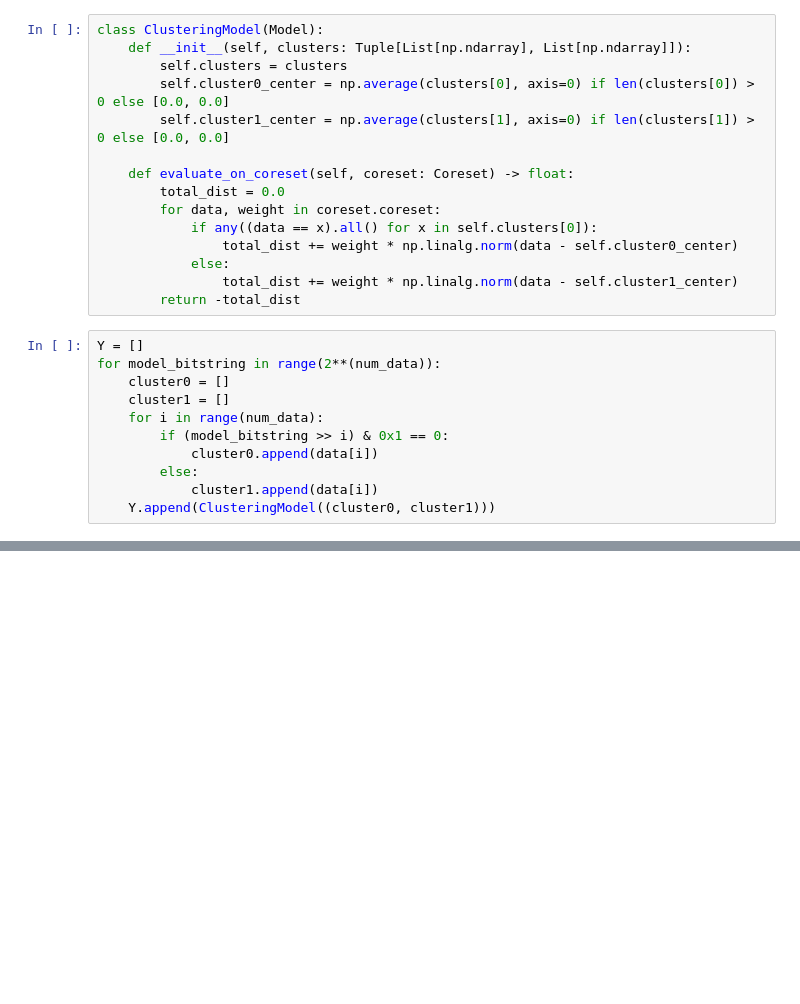
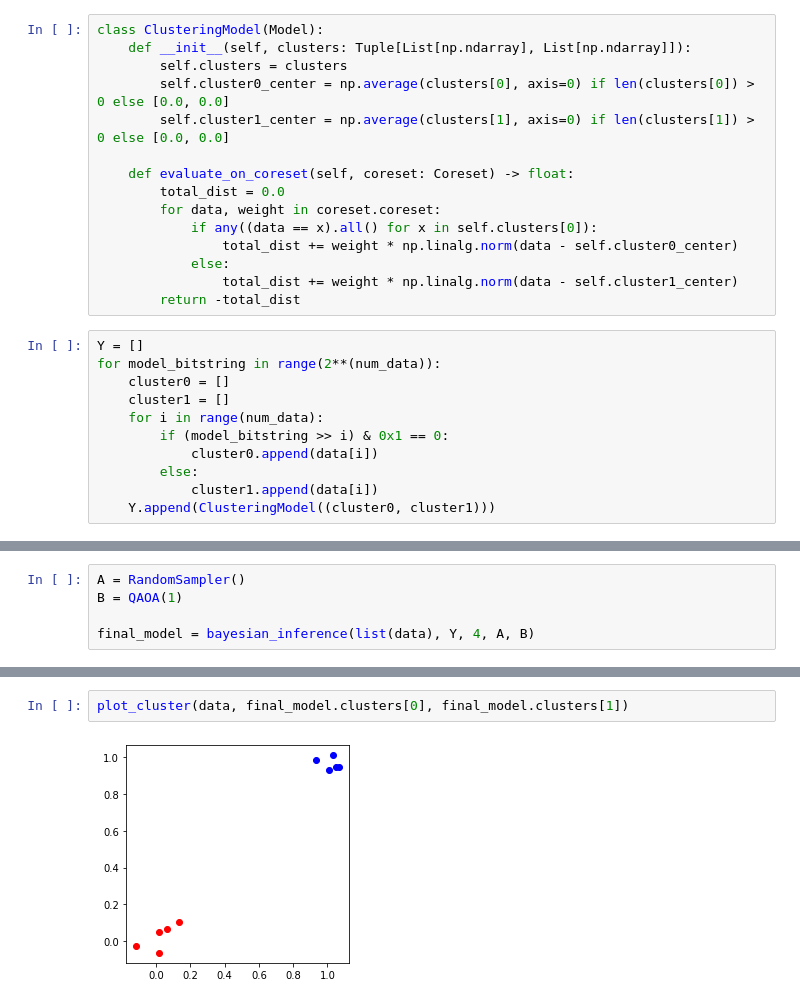
Before and after one commit to jviszlai/Bayesian-inference-coresets, a Jupyter notebook: 2MeansExperiments.ipynb, the cells around one changed output, grey strips where cells are left out. Drawn from its saved outputs; the diff is of its cells as text; blank space fills up the shorter version.

Commit message:
move over qaoa stuff and small fixes

```diff
--- a/2MeansExperiments.ipynb
+++ b/2MeansExperiments.ipynb
@@ -147,0 +171,5 @@ plot_cluster(data, final_model.clusters[0], final_model.clusters[1])
+# %%
+A = RandomSampler()
+B = QAOA(1)
+
+final_model = bayesian_inference(list(data), Y, 4, A, B)
@@ -147,0 +194,4 @@ plot_cluster(data, final_model.clusters[0], final_model.clusters[1])
+# %%
+plot_cluster(data, final_model.clusters[0], final_model.clusters[1])
+# %% [output]
+[figure, added]
```
Also changed, not shown: parts of 6 cells of this notebook, 5 other files.
